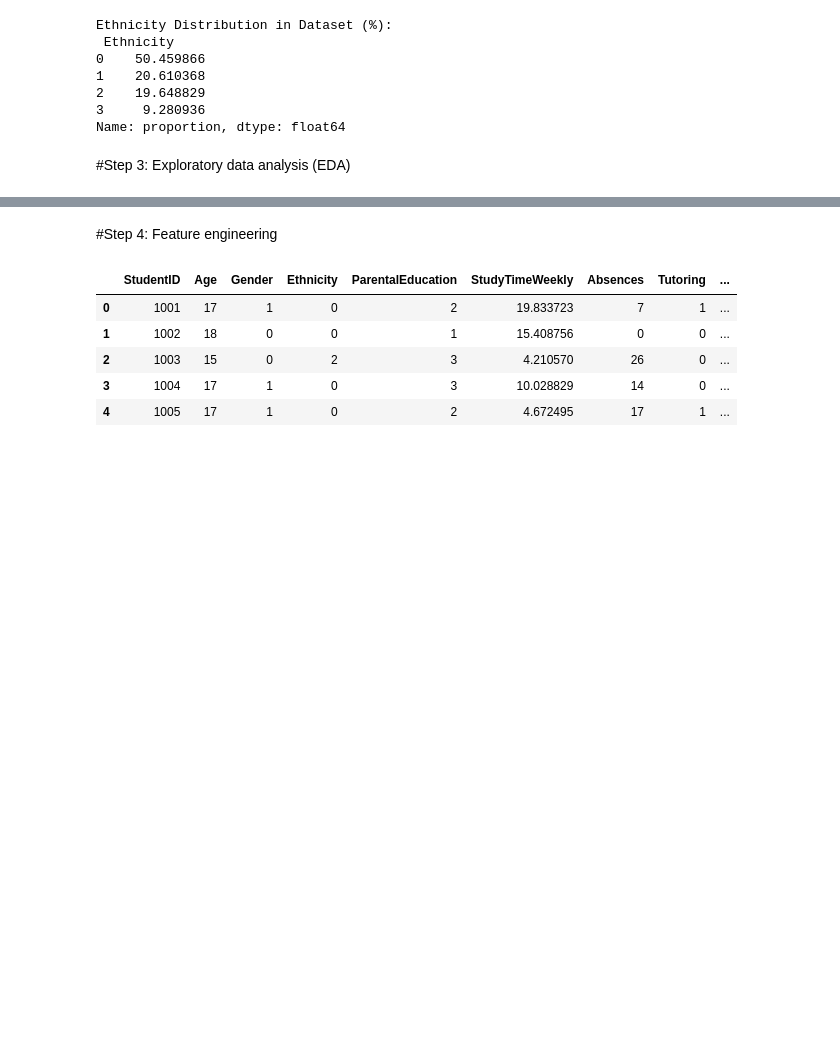
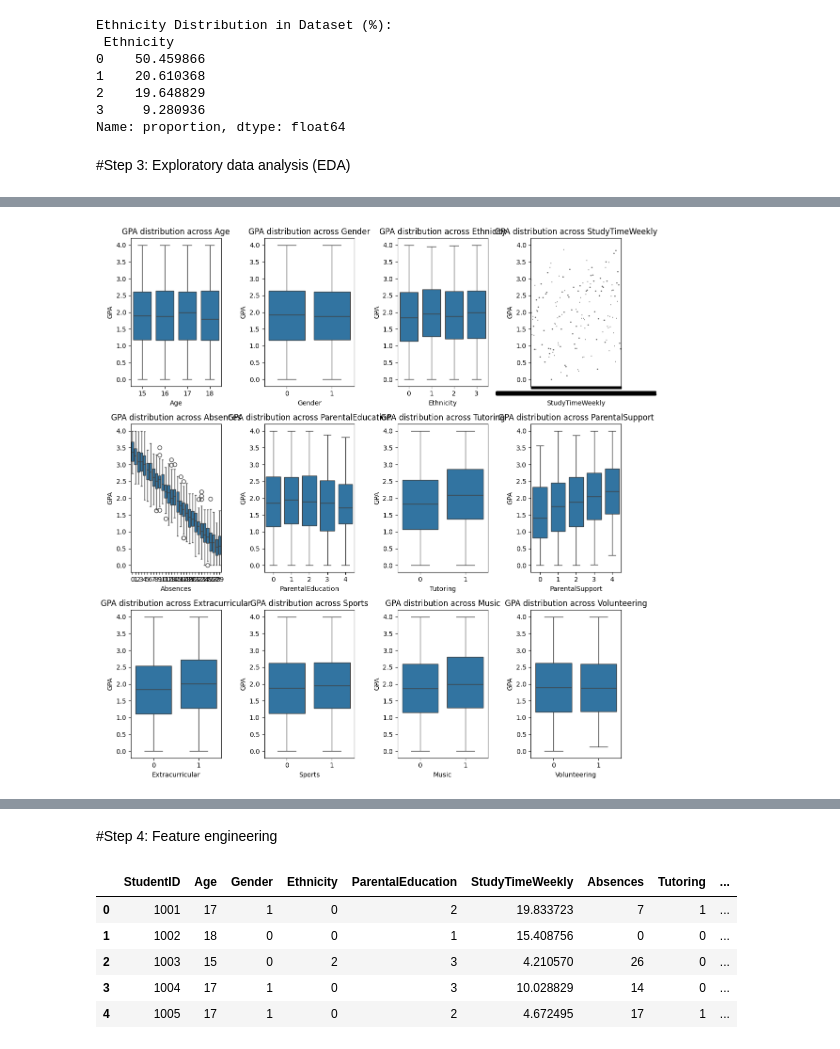
Before and after one commit to elorie-bernard-lacroix/SmartStudy, a Jupyter notebook: StudyArchitects.ipynb, the cells around one changed output, grey strips where cells are left out. Drawn from its saved outputs; the diff is of its cells as text; code cells hidden in the pictures; blank space fills up the shorter version.

```diff
--- a/StudyArchitects.ipynb
+++ b/StudyArchitects.ipynb
@@ -143,0 +150,18 @@ data.describe()
+# %%
+# Plot faceted multigrids
+
+plt.figure(figsize=(12, 12))
+
+# Select categorical variables
+cat_features = ['Age', 'Gender', 'Ethnicity', 'StudyTimeWeekly', 'Absences', 'ParentalEducation',
+                'Tutoring', 'ParentalSupport', 'Extracurricular', 'Sports', 'Music', 'Volunteering']
+
+for i, feature in enumerate(cat_features):
+    plt.subplot(3, 4, i+1)
+    sns.boxplot(x=data[feature], y=data["GPA"])
+    plt.title(f"GPA distribution across {feature}")
+
+plt.tight_layout()
+plt.show()
+# %% [output]
+[figure, added]
```
Also changed, not shown: parts of 31 cells of this notebook.
